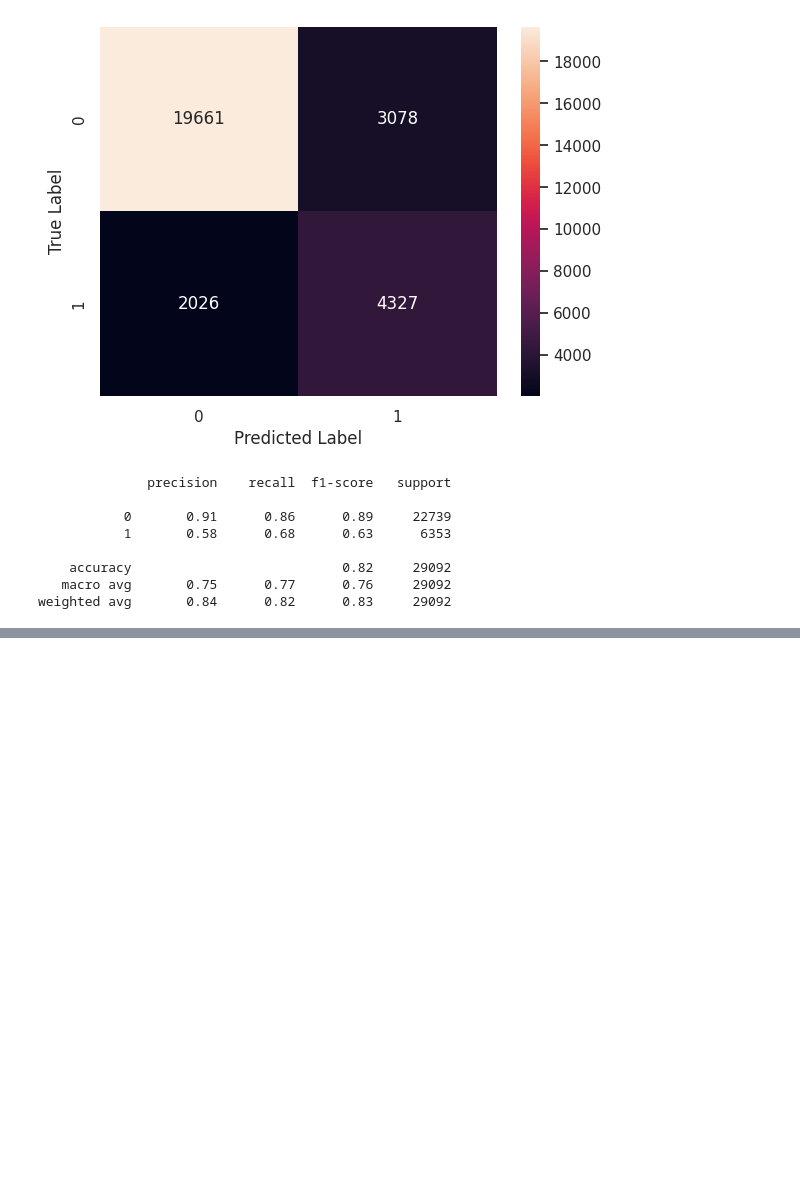
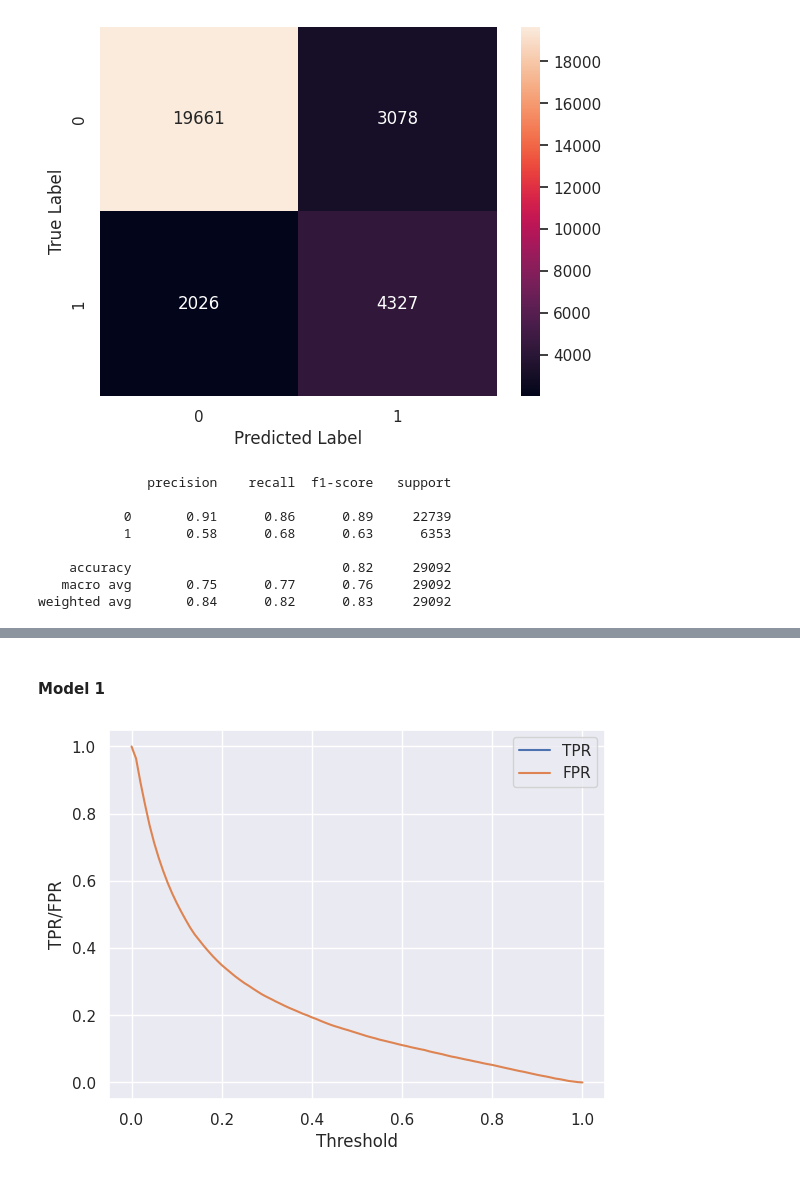
Before and after one commit to NishKoder/DL-Practice-From-Kaggel, a Jupyter notebook: eda-rain-in-australia.ipynb, the cells around one changed output, grey strips where cells are left out. Drawn from its saved outputs; the diff is of its cells as text; code cells hidden in the pictures; blank space fills up the shorter version.

Commit message:
Kaggle Notebook | EDA + Model Evaluation  : Rain in Australia | Version 7

```diff
--- a/eda-rain-in-australia.ipynb
+++ b/eda-rain-in-australia.ipynb
@@ -918,0 +925,33 @@ weighted avg       0.84      0.82      0.83     29092
+# %%
+def tpr_fpr_dataframe_vectorized(y_pred, y_val):
+    thresholds = np.linspace(0, 1, 101)
+
+    # Vectorized comparisons
+    tp = np.sum((y_pred >= thresholds[:, np.newaxis]) & (y_val == 1), axis=1)
+    fp = np.sum((y_pred >= thresholds[:, np.newaxis]) & (y_val == 0), axis=1)
+    fn = np.sum((y_pred < thresholds[:, np.newaxis]) & (y_val == 1), axis=1)
+    tn = np.sum((y_pred < thresholds[:, np.newaxis]) & (y_val == 0), axis=1)
+
+    df_scores = pd.DataFrame({'threshold': thresholds, 'tp': tp, 'fp': fp, 'fn': fn, 'tn': tn})
+    df_scores['tpr'] = df_scores.tp / (df_scores.tp + df_scores.fn)
+    df_scores['fpr'] = df_scores.fp / (df_scores.fp + df_scores.tn)
+
+    return df_scores
+# %% [markdown]
+#### Model 1
+# %%
+y_pred_test_probs=logreg.predict_proba(X_test)[:,1]
+y_test_num=np.array([1 if val=='Yes' else 0 for val in y_test])
+# %%
+#Obtain the FPR and TPR dataframe
+df_scores = tpr_fpr_dataframe_vectorized(y_pred_test_probs,y_test_num)
+
+#Plot of TPR/FPR vs. Threshold
+plt.plot(df_scores.threshold, df_scores.tpr, label='TPR')
+plt.plot(df_scores.threshold, df_scores.fpr, label='FPR')
+plt.xlabel('Threshold')
+plt.ylabel('TPR/FPR')
+plt.legend()
+plt.show()
+# %% [output]
+[figure, added]
```
Also changed, not shown: parts of 10 cells of this notebook.
